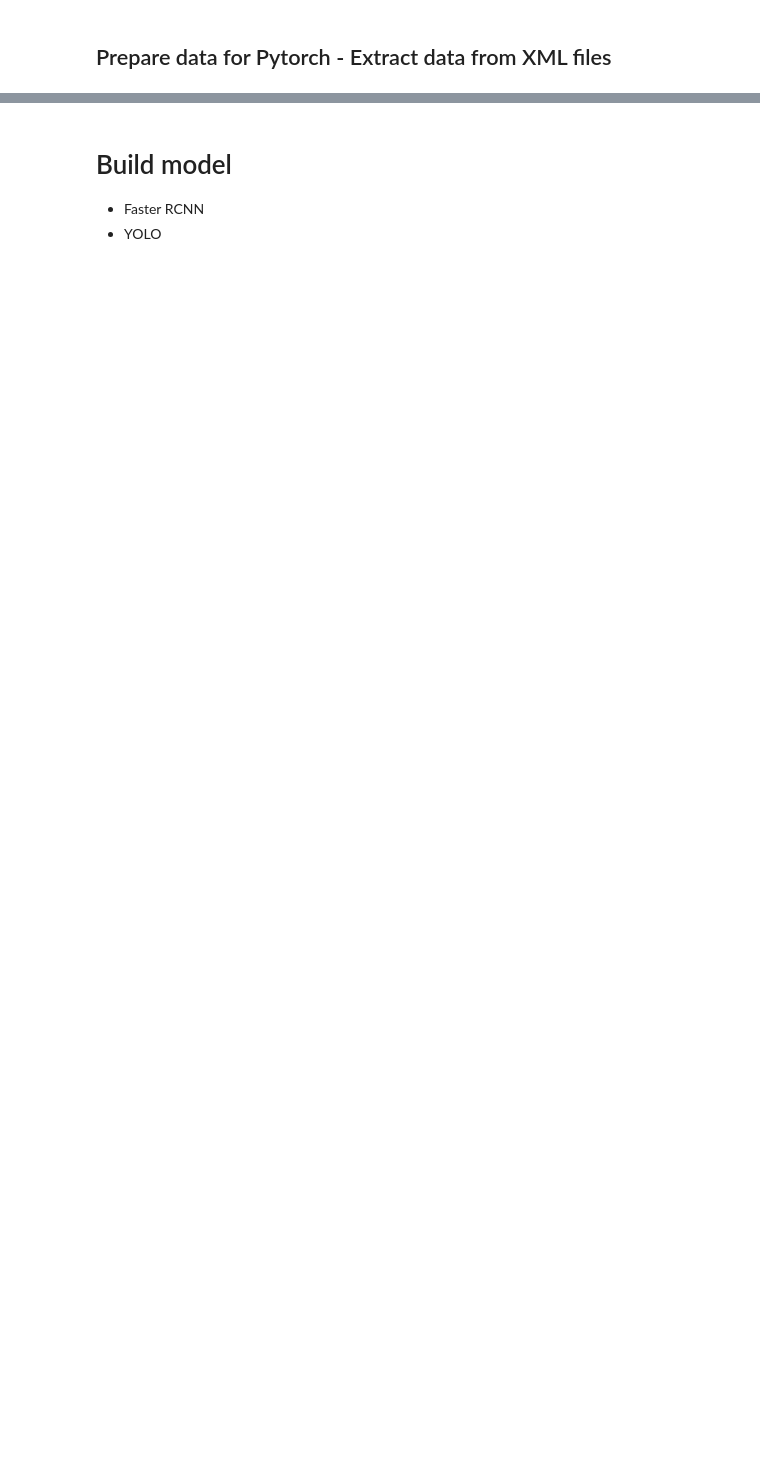
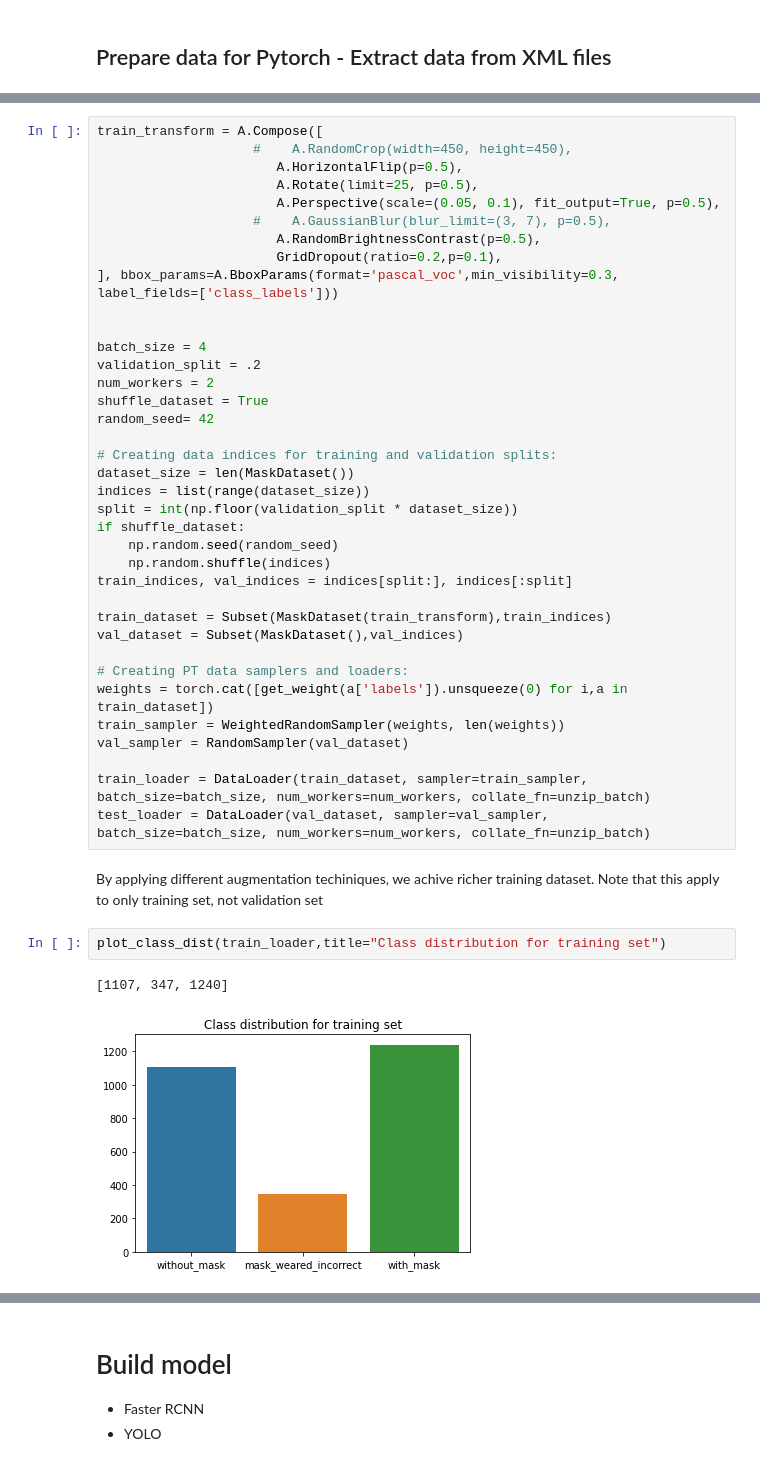
Before and after one commit to hungpham13/Face-mask-detection, a Jupyter notebook: PRJ1_Face_Mask_Detection.ipynb, the cells around one changed output, grey strips where cells are left out. Drawn from its saved outputs; the diff is of its cells as text; blank space fills up the shorter version.

```diff
--- a/PRJ1_Face_Mask_Detection.ipynb
+++ b/PRJ1_Face_Mask_Detection.ipynb
@@ -88,0 +317,44 @@ data_loader = DataLoader(data, batch_size=5, collate_fn=unzip_batch)
+# %%
+train_transform = A.Compose([
+                    #    A.RandomCrop(width=450, height=450),
+                       A.HorizontalFlip(p=0.5),
+                       A.Rotate(limit=25, p=0.5),
+                       A.Perspective(scale=(0.05, 0.1), fit_output=True, p=0.5),
+                    #    A.GaussianBlur(blur_limit=(3, 7), p=0.5),
+                       A.RandomBrightnessContrast(p=0.5),
+                       GridDropout(ratio=0.2,p=0.1),
+], bbox_params=A.BboxParams(format='pascal_voc',min_visibility=0.3, label_fields=['class_labels']))
+
+
+batch_size = 4
+validation_split = .2
+num_workers = 2
+shuffle_dataset = True
+random_seed= 42
+
+# Creating data indices for training and validation splits:
+dataset_size = len(MaskDataset())
+indices = list(range(dataset_size))
+split = int(np.floor(validation_split * dataset_size))
+if shuffle_dataset:
+    np.random.seed(random_seed)
+    np.random.shuffle(indices)
+train_indices, val_indices = indices[split:], indices[:split]
+
+train_dataset = Subset(MaskDataset(train_transform),train_indices)
+val_dataset = Subset(MaskDataset(),val_indices)
+
+# Creating PT data samplers and loaders:
+weights = torch.cat([get_weight(a['labels']).unsqueeze(0) for i,a in train_dataset])
+train_sampler = WeightedRandomSampler(weights, len(weights))
+val_sampler = RandomSampler(val_dataset)
+
+train_loader = DataLoader(train_dataset, sampler=train_sampler, batch_size=batch_size, num_workers=num_workers, collate_fn=unzip_batch)
+test_loader = DataLoader(val_dataset, sampler=val_sampler, batch_size=batch_size, num_workers=num_workers, collate_fn=unzip_batch)
+# %% [markdown]
+By applying different augmentation techiniques, we achive richer training dataset. Note that this apply to only training set, not validation set
+# %%
+plot_class_dist(train_loader,title="Class distribution for training set")
+# %% [output]
+[1107, 347, 1240]
+[figure, added]
```
Also changed, not shown: parts of 60 cells of this notebook.
